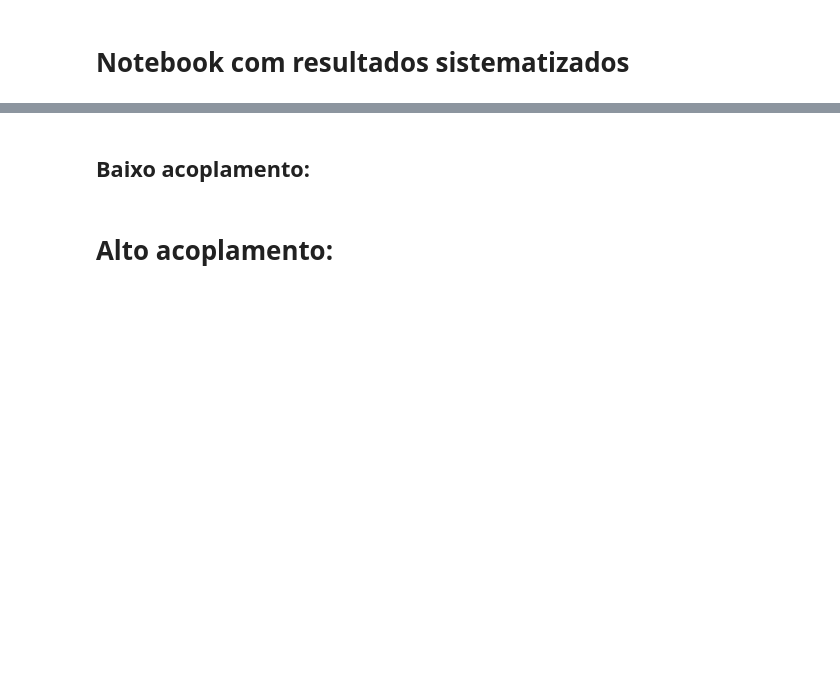
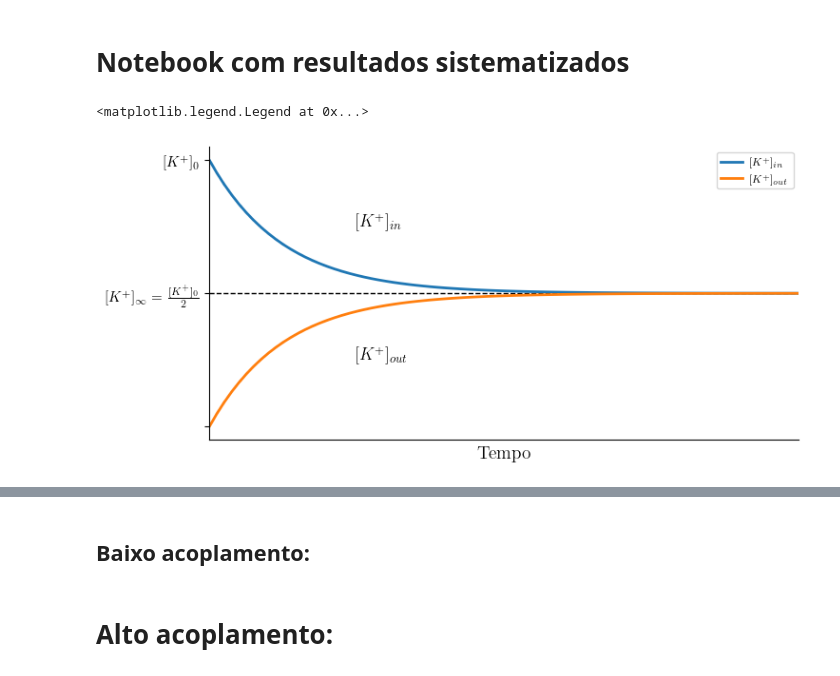
Before and after one commit to FernandoSBorges/chimeras, a Jupyter notebook: notebooks/Sistematizado.ipynb, the cells around one changed output, grey strips where cells are left out. Cells and saved outputs as stored; diff of their text form; code cells hidden in the pictures; blank space fills up the shorter version.

```diff
--- a/notebooks/Sistematizado.ipynb
+++ b/notebooks/Sistematizado.ipynb
@@ -53,3 +53,38 @@ def get_numpy(data):
     for i, value in enumerate(data['simData']['V_soma'].values()):
         mapa[i] = value
     return t, mapa
+# %%
+dIdt = lambda t: np.exp(-t) + 1
+dOdt = lambda t: 1 - np.exp(-t)
+
+times = np.arange(0,10, 0.1)
+
+I = [dIdt(t) for t in times]
+O = [dOdt(t) for t in times]
+
+fig, ax = plt.subplots(figsize=(8,4))
+
+ax.hlines(y=1, xmin=0, xmax=10, color='black', linestyle='--', linewidth=1)
+ax.plot(times, I, label='$[K^+]_{in}$', linewidth=2)
+ax.plot(times, O, label='$[K^+]_{out}$', linewidth=2)
+ax.set_xlim(0, 8)
+
+# ax.xaxis.set_tick_params(which='minor', bottom=False)
+ax.spines['right'].set_visible(False)
+ax.spines['top'].set_visible(False)
+
+ax.set_yticks([0,1,2])
+ax.set_yticklabels(['','$[K^+]_{\infty} = \\frac{[K^+]_0}{2}$','$[K^+]_0$'])
+
+ax.set_xticks([])
+ax.set_xlabel('Tempo')
+# ax.set_title('Concentração de íons')
+
+ax.annotate('$[K^+]_{in}$',xy=(0,0), xytext=(2,1.5))
+ax.annotate('$[K^+]_{out}$',xy=(0,0), xytext=(2,0.5))
+
+ax.legend()
+# plt.savefig('../figures/concentracao_ions_potassio.png', dpi=600, bbox_inches='tight')
+# %% [output]
+<matplotlib.legend.Legend at 0x...>
+[figure, added]
```
Also changed, not shown: parts of 13 cells of this notebook, 9 other files.
